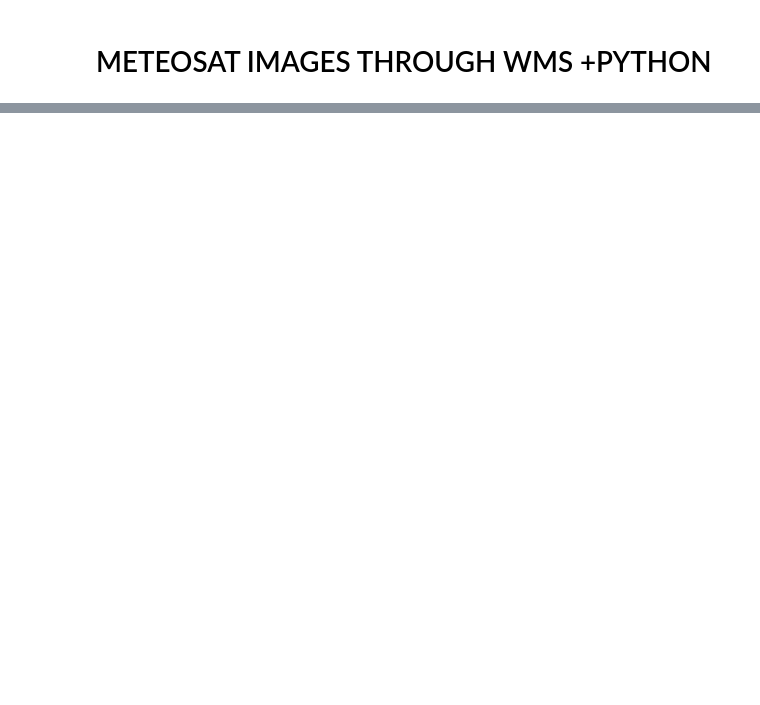
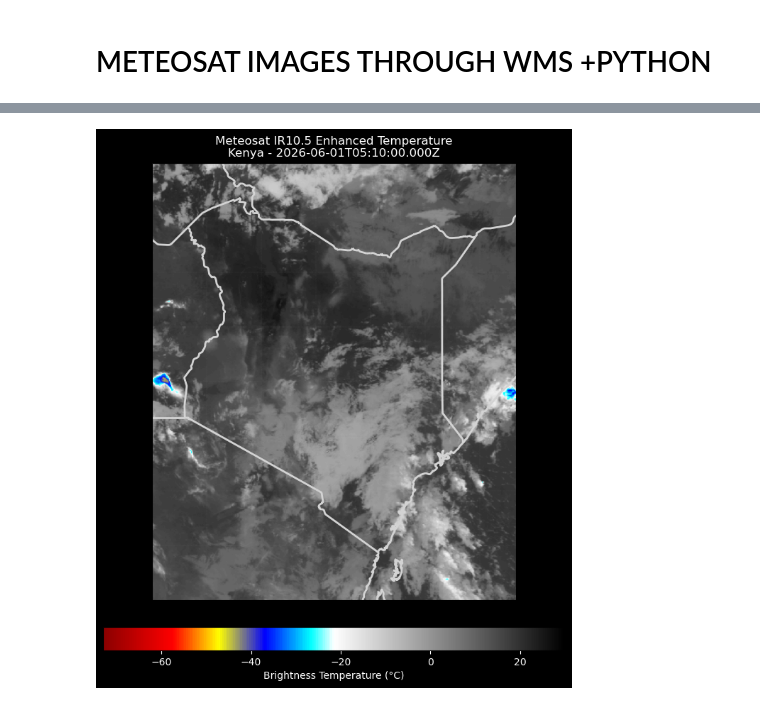
Before and after one commit to Erickpython/wrf_python, a Jupyter notebook: meteosat.ipynb, the cells around one changed output, grey strips where cells are left out. Cells and saved outputs as stored; diff of their text form; code cells hidden in the pictures; blank space fills up the shorter version.

```diff
--- a/meteosat.ipynb
+++ b/meteosat.ipynb
@@ -31,0 +19,9 @@ msg_iodc:wv062
+# %%
+# The raw string from the server
+raw_time_info = WMS.contents['mtg_fd:ir105_hrfi'].timepositions[0]
+
+# Split by the '/' character and take the second element (the end time)
+latest_time = raw_time_info.split('/')[1]
+
+print(f"Latest available timestamp: {latest_time}")
+# This will output: 2026-05-31T07:10:00.000Z
@@ -32,16 +30,12 @@ msg_iodc:wv062
 # %%
 #fetch image for kenya
-def get_meteosat_ir_KENYA(bbox=(33, -5, 43, 5), size=(800, 800)):
+def MTG_IR105_KENYA(bbox=(33, -6, 43, 6), size=(800, 800)):
     img = WMS.getmap(
-        # layers=["msg_fes:ir108"],
-        layers=["msg_fes:rgb_naturalenhncd"],
+        layers=["mtg_fd:ir105_hrfi"],
         srs="EPSG:4326",
         bbox=bbox,
         size=size,
         format="image/png",
-        time="2026-05-28T12:15:00Z",
-        # transparent=True,l
+        time=latest_time,
     )
     return Image.open(BytesIO(img.read()))
-
-# "msg_fes:ir108", "msg_fes:rgb_natural"
@@ -67,0 +42,55 @@ plt.show()
+# %%
+image = MTG_IR105_KENYA()
+# 1. Convert image to single-channel array and scale to actual temperatures
+img_array = np.array(image.convert('L')).astype(float)
+temp_min = -73
+temp_max = 30
+img_temp = temp_max - (img_array / 255.0) * (temp_max - temp_min)
+
+# 2. Build the EUMETView Segments
+# We define color nodes at exact temperature boundaries to replicate the website's look.
+# Range: -73 C (Index 0.0) to 30 C (Index 1.0)
+colors = [
+    (0.0,  "darkred"),    # Ultra-cold convective cores (~ -73 C)
+    (0.15, "red"),        # Intense storm tops
+    (0.25, "yellow"),     # High-level convective transition
+    (0.35, "blue"),       # Moderate-deep convection (~ -50 C)
+    (0.45, "cyan"),       # Initial cold cloud enhancement threshold (~ -40 C)
+    (0.50, "white"),      # Transition to standard cloud tops
+    (0.75, "gray"),       # Mid-level/low clouds
+    (1.0,  "black")       # Warm land/ocean surface (~ 30 C)
+]
+
+# Create the custom colormap linear segment object
+eumet_cmap = mcolors.LinearSegmentedColormap.from_list("eumet_ir_enhanced", colors)
+
+# 3. Plotting
+fig = plt.figure(figsize=(12, 10), facecolor='black') # Match the dark environment view
+ax = plt.axes(projection=ccrs.PlateCarree())
+ax.set_extent([33, 43, -6, 6], crs=ccrs.PlateCarree())
+
+# Plot using our customized segmented colormap
+im = ax.imshow(img_temp, origin='upper', extent=[33, 43, -6, 6],
+               transform=ccrs.PlateCarree(), cmap=eumet_cmap, vmin=-73, vmax=30)
+
+# High contrast fine borders matching Eumetsat View
+ax.add_feature(cfeature.COASTLINE, color="lightgray", linewidth=2)
+ax.add_feature(cfeature.BORDERS, color="lightgray", linewidth=2)
+
+# Style gridlines minimally
+gl = ax.gridlines(draw_labels=True, linewidth=0.3, color='gray', alpha=0.3, linestyle='--')
+gl.top_labels = False
+gl.right_labels = False
+
+# Add colorbar matching the palette tracking scheme
+cbar = plt.colorbar(im, ax=ax, orientation='horizontal', pad=0.05, shrink=0.7)
+cbar.set_label('Brightness Temperature (°C)', color='white')
+cbar.ax.xaxis.set_tick_params(color='white')
+plt.setp(plt.getp(cbar.ax.axes, 'xticklabels'), color='white')
+
+plt.title(
+    f"Meteosat IR10.5 Enhanced Temperature\nKenya - {latest_time}",
+    color='white', fontsize=12)
+plt.show()
+# %% [output]
+[figure, added]
```
Also changed, not shown: parts of 6 cells of this notebook, 3 other files.
